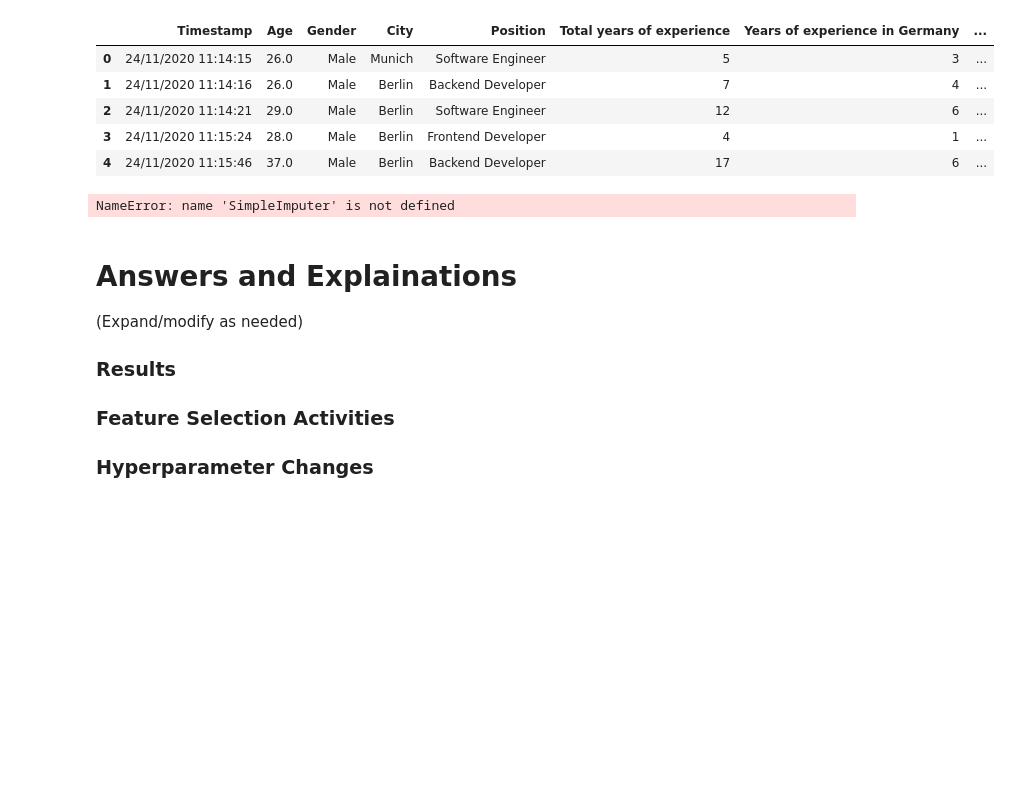
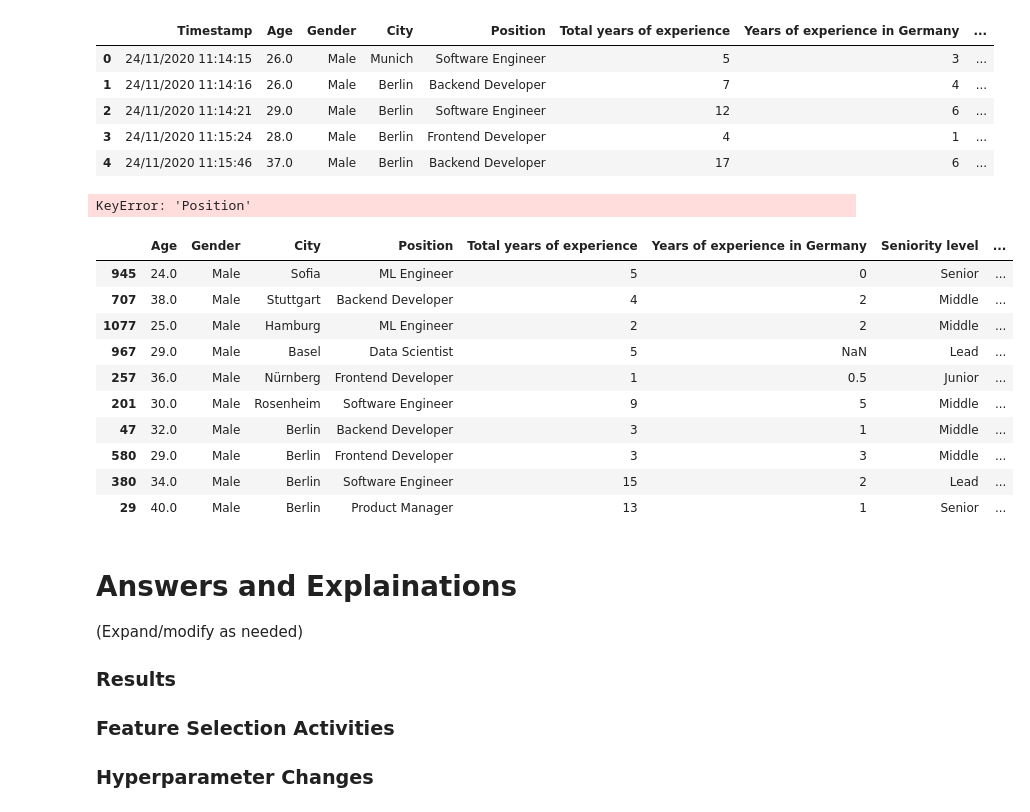
Before and after one commit to ASykes4/ItML_Asn_2_Students, a Jupyter notebook: assignment_2_start.ipynb, the cells around one changed output. Saved outputs shown, nothing was run; the diff lists cells and outputs as text; code cells hidden in the pictures; blank space fills up the shorter version.

Commit message:
Data cleanup worked on

```diff
--- a/assignment_2_start.ipynb
+++ b/assignment_2_start.ipynb
@@ -118,9 +109,38 @@ def is_float(element: any) -> bool:
 # %%
-df.dropna(inplace=True)
-for i in range(len(df)):
-    if is_float(df['Yearly bonus + stocks in EUR'].iloc[i]) == False:
-        df['Yearly bonus + stocks in EUR'].iloc[i] = 0
-
-df['Yearly bonus + stocks in EUR'] = df['Yearly bonus + stocks in EUR'].astype('float64')
-df['Yearly bonus + stocks in EUR'].replace(np.nan, 0, inplace=True)
+df["Yearly bonus + stocks in EUR"] = pd.to_numeric(df["Yearly bonus + stocks in EUR"], downcast="float", errors="coerce")
+df["Yearly bonus + stocks in EUR"].fillna(0, inplace=True)
 df['Total Compensation'] = df['Yearly brutto salary (without bonus and stocks) in EUR'] + df['Yearly bonus + stocks in EUR']
+df.drop(columns={"Timestamp","Yearly brutto salary (without bonus and stocks) in EUR", "Yearly bonus + stocks in EUR"}, inplace=True)
+# %%
+def replace_low_freq(d, col, threshold=10, replacement='other'):
+    value_counts = d[col].value_counts() # Specific column
+    to_remove = value_counts[value_counts <= threshold].index
+    tmp = d[col].replace(to_replace=to_remove, value=replacement)
+    return tmp
+# %%
+df["Your main technology / programming language"] = replace_low_freq(df, "Your main technology / programming language", 10, "Other")
+df['Other technologies/programming languages you use often'] = replace_low_freq(df, "Your main technology / programming language", 5, "Other")
+# %%
+#Age, Gender,Position ,Total years of experience,Years of experience in Germany,Seniority level,Number of vacation days,Employment status,Contract duration,Main language at work,Comapny size,Company type
+df['Age'].fillna(df['Age'].median(), inplace=True)
+df['Gender']['Position']['Seniority level']['Company type'].fillna('Other',inplace=True)
+df['Employment status']['Сontract duration']['Main language at work']['Company size']['Company type'].fillna('Unknown',inplace=True)
+df['Years of experience in Germany']['Number of vacation days'].fillna(0,inplace=True)
+df['Total years of experience'].fillna(df['Years of experience in Germany'],inplace=True)
+df["Your main technology / programming language"]['Other technologies/programming languages you use often'].fillna('Unknown')
+# %% [output]
+KeyError: 'Position'
+# %%
+df.sample(10)
+# %% [output]
+|  | Age | Gender | City | Position | Total years of experience | Years of experience in Germany | Seniority level | ... |
+| 945 | 24.0 | Male | Sofia | ML Engineer | 5 | 0 | Senior | ... |
+| 707 | 38.0 | Male | Stuttgart | Backend Developer | 4 | 2 | Middle | ... |
+| 1077 | 25.0 | Male | Hamburg | ML Engineer | 2 | 2 | Middle | ... |
+| 967 | 29.0 | Male | Basel | Data Scientist | 5 | NaN | Lead | ... |
+| 257 | 36.0 | Male | Nürnberg | Frontend Developer | 1 | 0.5 | Junior | ... |
+| 201 | 30.0 | Male | Rosenheim | Software Engineer | 9 | 5 | Middle | ... |
+| 47 | 32.0 | Male | Berlin | Backend Developer | 3 | 1 | Middle | ... |
+| 580 | 29.0 | Male | Berlin | Frontend Developer | 3 | 3 | Middle | ... |
+| 380 | 34.0 | Male | Berlin | Software Engineer | 15 | 2 | Lead | ... |
+| 29 | 40.0 | Male | Berlin | Product Manager | 13 | 1 | Senior | ... |
@@ -142,9 +172,7 @@ preprocessor = Pipeline(steps=[
 pipeline_steps = [('pre', preprocessor),('LR', model)]
 
 best = Pipeline(pipeline_steps)
-best.fit(xTrain,yTrain)
+#best.fit(xTrain,yTrain)
-# %% [output]
-NameError: name 'SimpleImputer' is not defined
 # %% [markdown]
 # Answers and Explainations
 (Expand/modify as needed)
```
Also changed, not shown: parts of 4 cells of this notebook.
